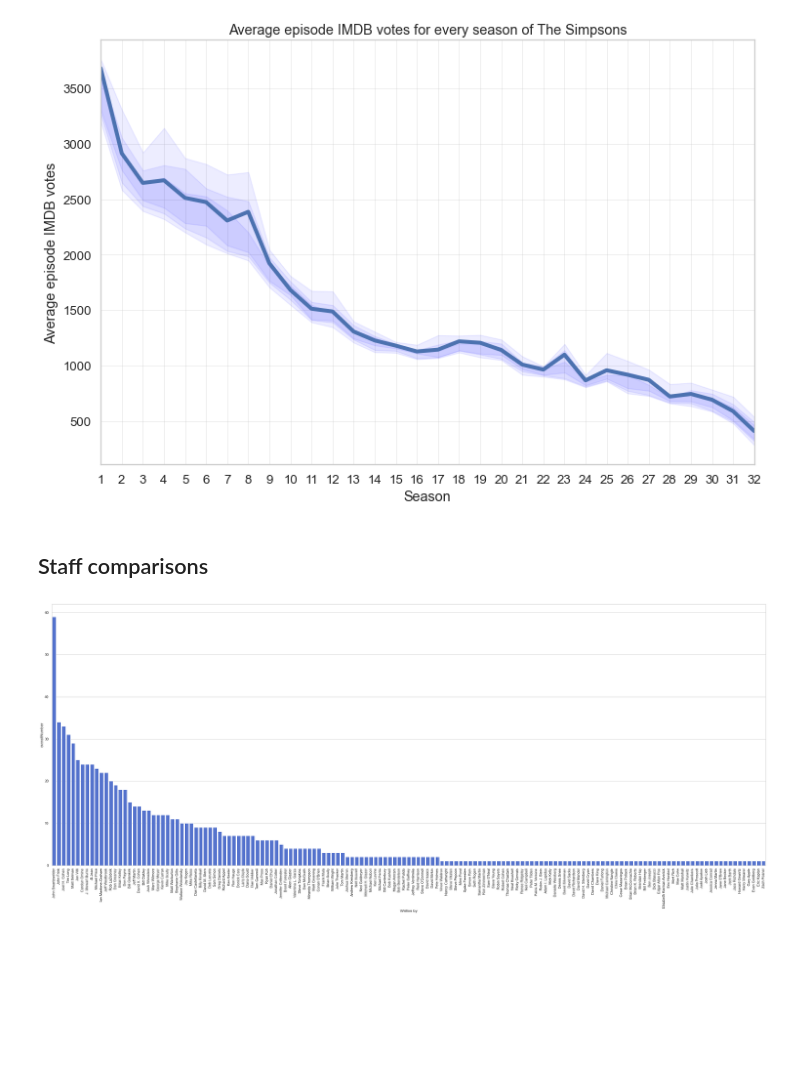
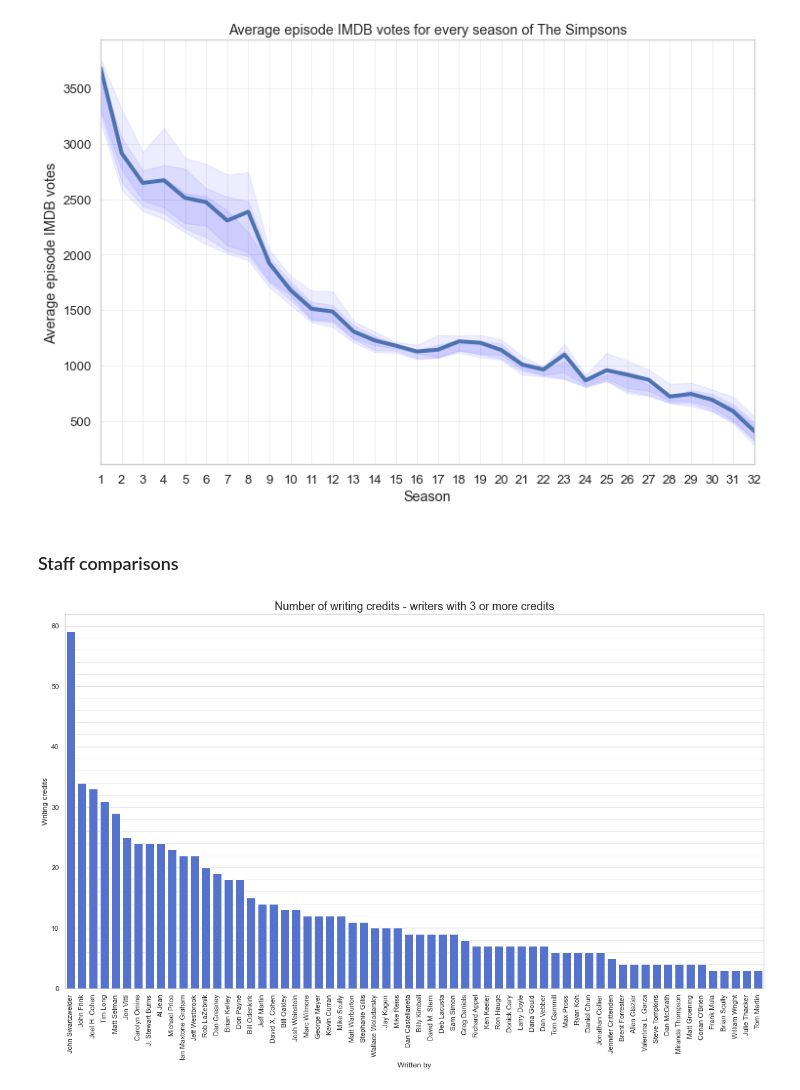
Before and after one commit to juan-td/web-scraping-misc, a Jupyter notebook: simpsons_web_scraping.ipynb, the cells around one changed output. Drawn from its saved outputs; the diff is of its cells as text; code cells hidden in the pictures; blank space fills up the shorter version.

```diff
--- a/simpsons_web_scraping.ipynb
+++ b/simpsons_web_scraping.ipynb
@@ -29,5 +38,5 @@ episodes.extend([pd.read_html(str(i))[0] for i in episode_tables if ('Screenplay
 for i in range(len(episodes)):
     episodes[i]['seasonNumber'] = i+1
 
-episodes_df = pd.concat(episodes).reset_index(drop=True)
+episodes_df = pd.concat(episodes[:31]).reset_index(drop=True)
 # %%
@@ -309,14 +348,19 @@ plot_line_quantiles('numVotes', 'Average episode IMDB votes')
 # %% [output]
 [figure]
 # %% [markdown]
-## Staff comparisons
+### Staff comparisons
 # %%
 data = episode_writer.groupby('Written by').count().sort_values('overallNumber',ascending=False)
-
-plt.figure(figsize=(40,15))
+data = data[data['overallNumber']>2]
+plt.figure(figsize=(20,11))
 sns.set_theme(style='whitegrid')
 ax=sns.barplot(x=data.index,y='overallNumber', data=data, color='royalblue')
+#ax.tick_params(labelbottom=True,labeltop=True)
 plt.xticks(rotation=90)
+plt.grid(b=True,which='minor',axis='y',alpha=0.4)
+plt.minorticks_on()
+plt.ylabel('Writing credits')
+plt.title('Number of writing credits - writers with 3 or more credits',fontsize=18)
 plt.show()
 # %% [output]
-[figure, old version]
+[figure, new version]
```
Also changed, not shown: parts of 28 cells of this notebook.
